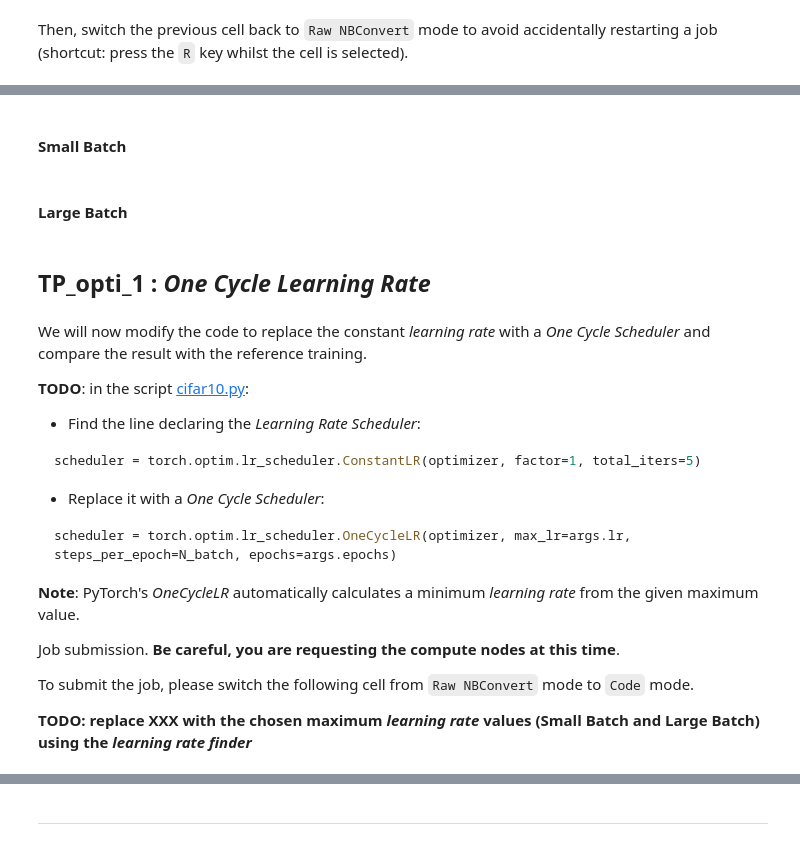
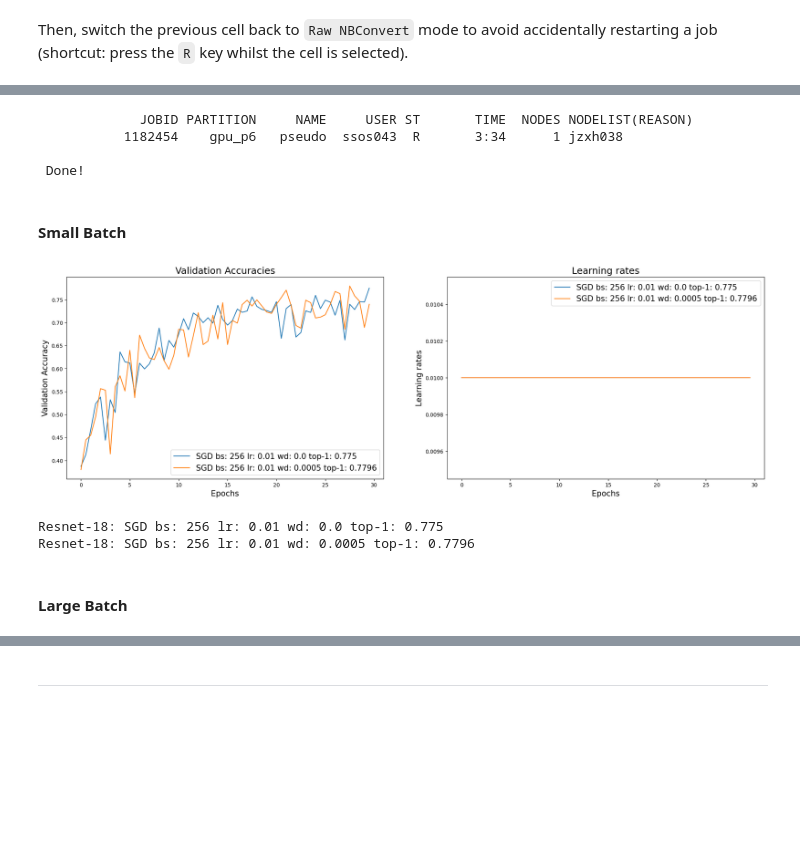
Before and after one commit to idriscnrs/dlojz_tp, a Jupyter notebook: Jour3/1.tp_optimizer/DLO-JZ_Optimizers.ipynb, the cells around one changed output, grey strips where cells are left out. Drawn from its saved outputs; the diff is of its cells as text; code cells hidden in the pictures; blank space fills up the shorter version.

Commit message:
SGD OneCycle changed

````diff
--- a/Jour3/1.tp_optimizer/DLO-JZ_Optimizers.ipynb
+++ b/Jour3/1.tp_optimizer/DLO-JZ_Optimizers.ipynb
@@ -162,0 +255,8 @@ display_slurm_queue(name)
+# %%
+lr_smallb = 1e-2
+lr_largeb = 1e-2
+command = [f'cifar10.py -b 256 -e 30 --wd 5e-4 --lr {lr_smallb}', f'cifar10.py -b 8192 -e 75 --wd 5e-4 --lr {lr_largeb}',
+           f'cifar10.py -b 256 -e 30 --wd 0. --lr {lr_smallb}', f'cifar10.py -b 8192 -e 75 --wd 0. --lr {lr_largeb}']
+jobid_sgd = gpu_jobs_submitter(command, n_gpu, MODULE, name=name,
+                   account=account, time_max='00:10:00', constraint="h100")
+print(f'jobid_sgd = {jobid_sgd}')
@@ -163,2 +270,9 @@ display_slurm_queue(name)
+# %%
+display_slurm_queue(name)
+# %% [output]
+             JOBID PARTITION     NAME     USER ST       TIME  NODES NODELIST(REASON)
+           1182454    gpu_p6   pseudo  ssos043  R       3:34      1 jzxh038
+
+ Done!
 # %% [markdown]
 #### Small Batch
@@ -168,2 +279,8 @@ plot_accuracy_lr(jobids)
+# %%
+plot_accuracy_lr([jobid_sgd[2],jobid_sgd[0]])
+# %% [output]
+[figure, added]
+Resnet-18: SGD bs: 256 lr: 0.01 wd: 0.0 top-1: 0.775
+Resnet-18: SGD bs: 256 lr: 0.01 wd: 0.0005 top-1: 0.7796
 # %% [markdown]
 #### Large Batch
@@ -173,25 +286,0 @@ plot_accuracy_lr(jobids)
-# %% [markdown]
-## TP_opti_1 : *One Cycle Learning Rate*
-# %% [markdown]
-
-We will now modify the code to replace the constant *learning rate* with a *One Cycle Scheduler* and compare the result with the reference training.
-
-**TODO**: in the script [cifar10.py](cifar10.py):
-* Find the line declaring the *Learning Rate Scheduler*:
-
-```python
-scheduler = torch.optim.lr_scheduler.ConstantLR(optimizer, factor=1, total_iters=5)
-```
-* Replace it with a *One Cycle Scheduler*:
-
-```python
-scheduler = torch.optim.lr_scheduler.OneCycleLR(optimizer, max_lr=args.lr, steps_per_epoch=N_batch, epochs=args.epochs)
-```
-
-__Note__: PyTorch's *OneCycleLR* automatically calculates a minimum *learning rate* from the given maximum value.
-
-Job submission. **Be careful, you are requesting the compute nodes at this time**.
-
-To submit the job, please switch the following cell from `Raw NBConvert` mode to `Code` mode.
-
-**TODO: replace XXX with the chosen maximum *learning rate* values (Small Batch and Large Batch) using the *learning rate finder***
````
Also changed, not shown: parts of 26 cells of this notebook, 1 other file.
